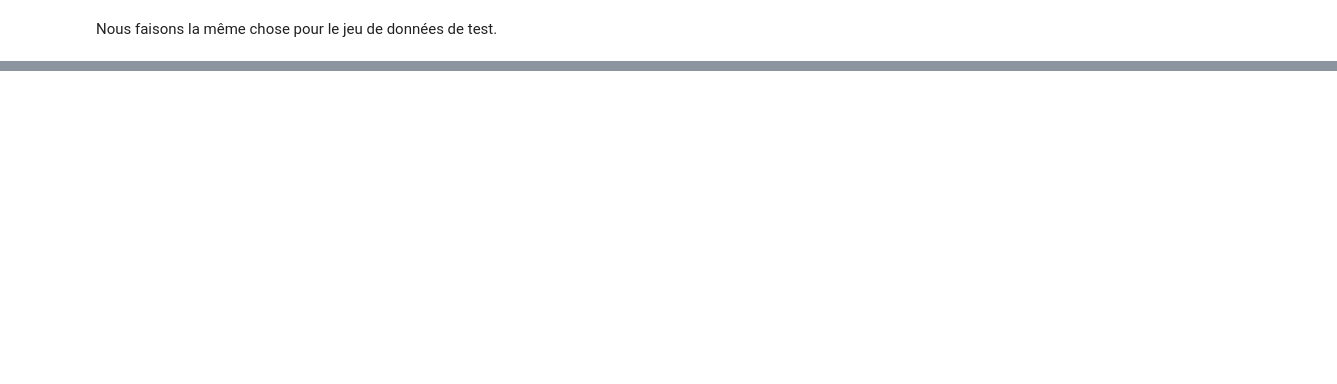
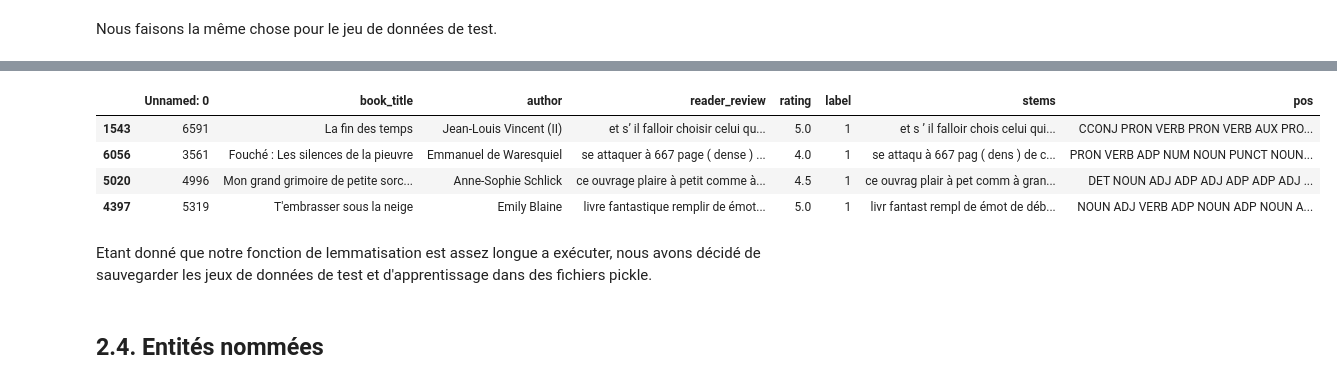
Before and after one commit to clemchsns/projet_langage, a Jupyter notebook: projet.ipynb, the cells around one changed output, grey strips where cells are left out. Cells and saved outputs as stored; diff of their text form; code cells hidden in the pictures; blank space fills up the shorter version.

```diff
--- a/projet.ipynb
+++ b/projet.ipynb
@@ -247,0 +271,10 @@ Name: pos, dtype: object
+# %%
+test_df[1:5]
+# %% [output]
+|  | Unnamed: 0 | book_title | author | reader_review | rating | label | stems | pos |
+| 1543 | 6591 | La fin des temps | Jean-Louis Vincent (II) | et s’ il falloir choisir celui qu... | 5.0 | 1 | et s ’ il falloir chois celui qui... | CCONJ PRON VERB PRON VERB AUX PRO... |
+| 6056 | 3561 | Fouché : Les silences de la pieuvre | Emmanuel de Waresquiel | se attaquer à 667 page ( dense ) ... | 4.0 | 1 | se attaqu à 667 pag ( dens ) de c... | PRON VERB ADP NUM NOUN PUNCT NOUN... |
+| 5020 | 4996 | Mon grand grimoire de petite sorc... | Anne-Sophie Schlick | ce ouvrage plaire à petit comme à... | 4.5 | 1 | ce ouvrag plair à pet comm à gran... | DET NOUN ADJ ADP ADJ ADP ADP ADJ ... |
+| 4397 | 5319 | T'embrasser sous la neige | Emily Blaine | livre fantastique remplir de émot... | 5.0 | 1 | livr fantast rempl de émot de déb... | NOUN ADJ VERB ADP NOUN ADP NOUN A... |
+# %% [markdown]
+Etant donné que notre fonction de lemmatisation est assez longue a exécuter, nous avons décidé de sauvegarder les jeux de données de test et d'apprentissage dans des fichiers pickle.
@@ -247,0 +285,2 @@ Name: pos, dtype: object
+# %% [markdown]
+## 2.4. Entités nommées
```
Also changed, not shown: parts of 56 cells of this notebook.
